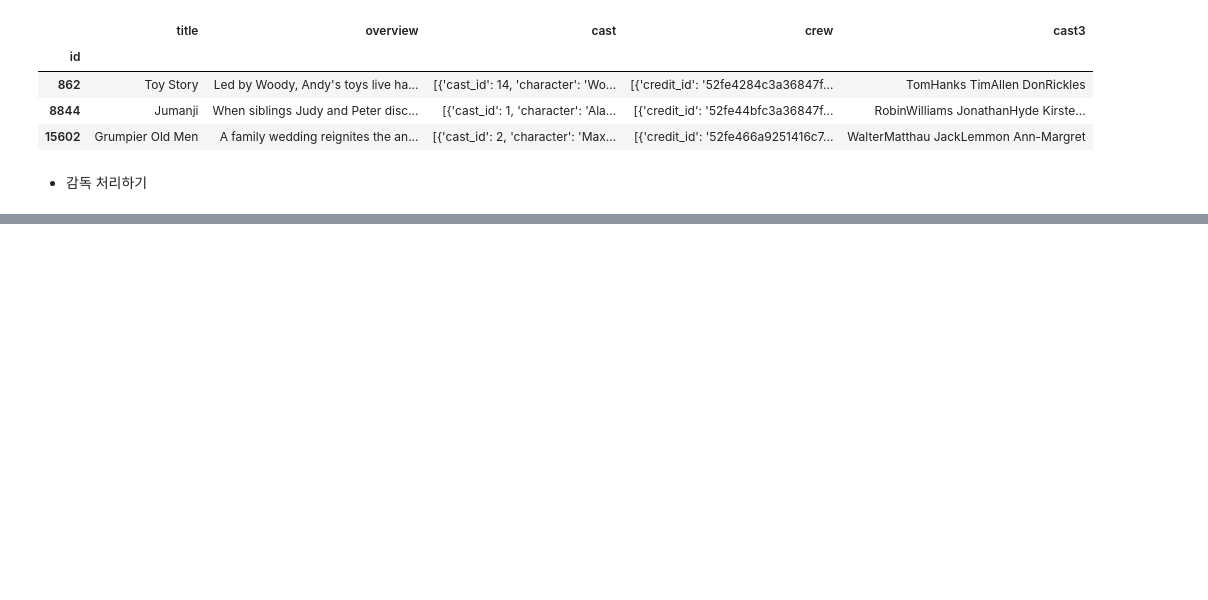
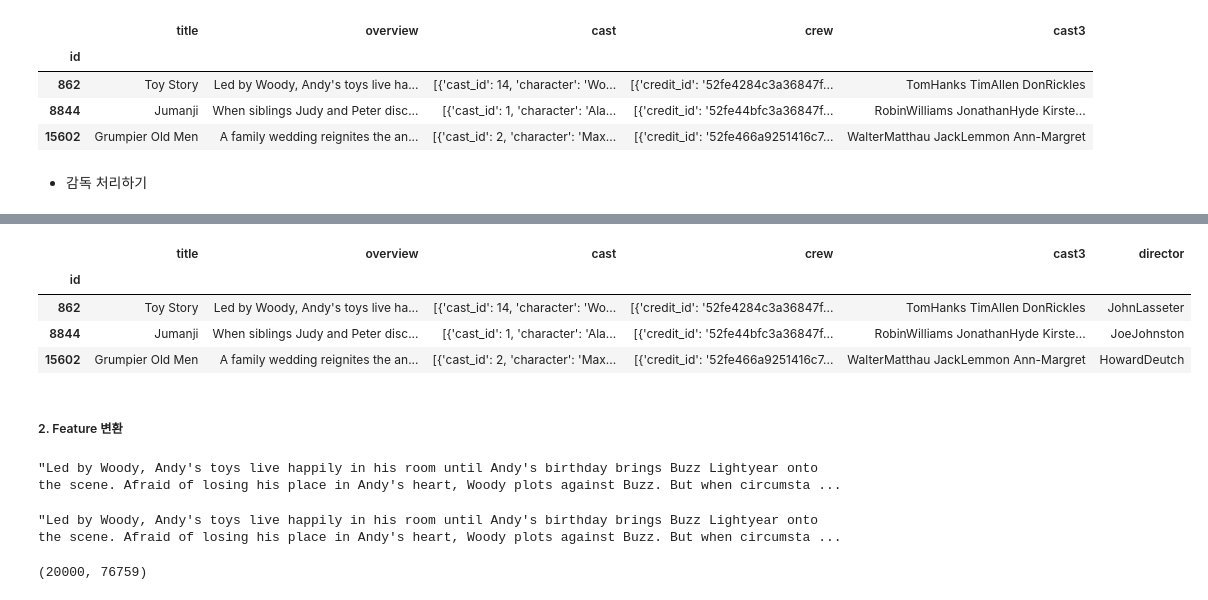
Before and after one commit to haeeema/MachineLearningLecture, a Jupyter notebook: 08.추천시스템/03.영화추천2.ipynb, the cells around one changed output, grey strips where cells are left out. Drawn from its saved outputs; the diff is of its cells as text; code cells hidden in the pictures; blank space fills up the shorter version.

```diff
--- a/08.추천시스템/03.영화추천2.ipynb
+++ b/08.추천시스템/03.영화추천2.ipynb
@@ -137,0 +185,29 @@ df.crew[862][0]
+# %%
+def get_director(x):
+    for item in x:
+        if item['job'] == 'Director':
+            return item['name'].replace(' ', '')
+    return ''
+# %%
+df['director'] = df.crew.apply(get_director)
+df.head(3)
+# %% [output]
+|  | title | overview | cast | crew | cast3 | director |
+| id |  |  |  |  |  |  |
+| 862 | Toy Story | Led by Woody, Andy's toys live ha... | [{'cast_id': 14, 'character': 'Wo... | [{'credit_id': '52fe4284c3a36847f... | TomHanks TimAllen DonRickles | JohnLasseter |
+| 8844 | Jumanji | When siblings Judy and Peter disc... | [{'cast_id': 1, 'character': 'Ala... | [{'credit_id': '52fe44bfc3a36847f... | RobinWilliams JonathanHyde Kirste... | JoeJohnston |
+| 15602 | Grumpier Old Men | A family wedding reignites the an... | [{'cast_id': 2, 'character': 'Max... | [{'credit_id': '52fe466a9251416c7... | WalterMatthau JackLemmon Ann-Margret | HowardDeutch |
+# %% [markdown]
+##### 2. Feature 변환
+# %%
+df.reset_index(inplace=True)
+df['total'] = df.overview + ' ' + df.cast3 + ' ' + df.director
+df.total[0]
+# %% [output]
+"Led by Woody, Andy's toys live happily in his room until Andy's birthday brings Buzz Lightyear onto the scene. Afraid of losing his place in Andy's heart, Woody plots against Buzz. But when circumsta ...
+# %%
+# 감독, 주연배우 강조
+df['total'] = df.overview + (' ' + df.cast3) * 2 + (' ' + df.director) * 3
+df.total[0]
+# %% [output]
+"Led by Woody, Andy's toys live happily in his room until Andy's birthday brings Buzz Lightyear onto the scene. Afraid of losing his place in Andy's heart, Woody plots against Buzz. But when circumsta ...
@@ -137,0 +217,7 @@ df.crew[862][0]
+# %%
+from sklearn.feature_extraction.text import TfidfVectorizer
+tvect = TfidfVectorizer(stop_words='english')
+total_tv = tvect.fit_transform(df.total)
+total_tv.shape
+# %% [output]
+(20000, 76759)
```
Also changed, not shown: parts of 10 cells of this notebook, 30 other files.
